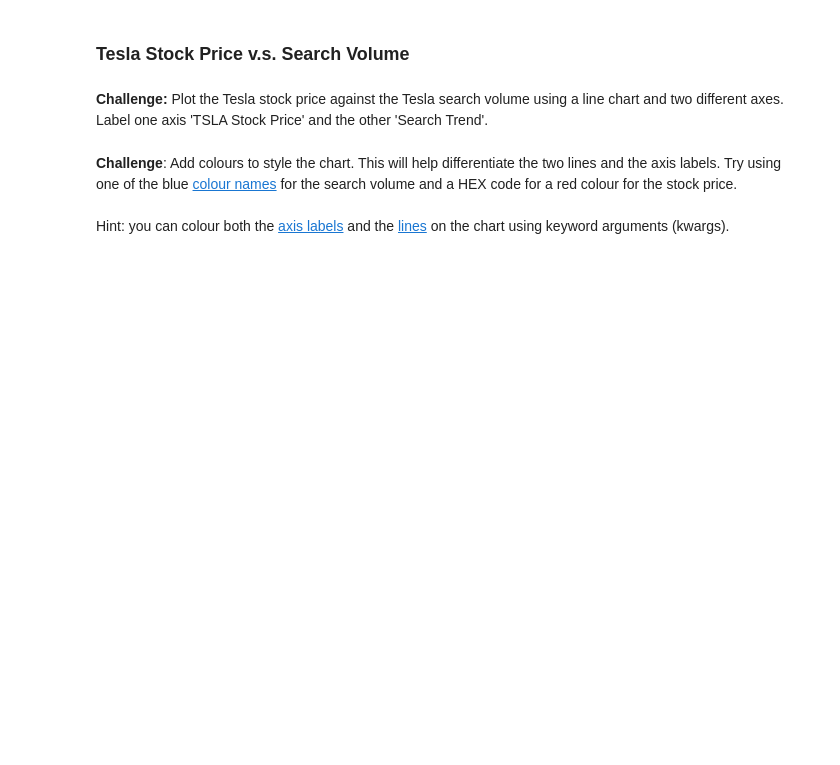
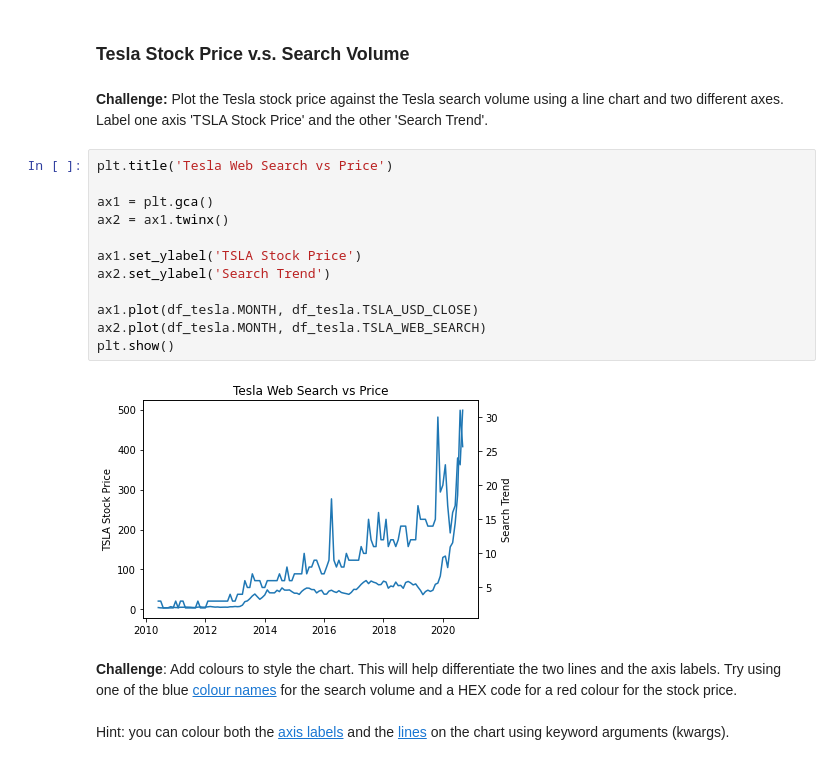
Before and after one commit to Steven-Klavins/Python-Bootcamp-2022-Data-Analysis, a Jupyter notebook: google-trends/google-trends.ipynb, the cells around one changed output. Drawn from its saved outputs; the diff is of its cells as text; blank space fills up the shorter version.

```diff
--- a/google-trends/google-trends.ipynb
+++ b/google-trends/google-trends.ipynb
@@ -251,6 +232,20 @@ plt.show()
 ### Tesla Stock Price v.s. Search Volume
 # %% [markdown]
 **Challenge:** Plot the Tesla stock price against the Tesla search volume using a line chart and two different axes. Label one axis 'TSLA Stock Price' and the other 'Search Trend'.
+# %%
+plt.title('Tesla Web Search vs Price')
+
+ax1 = plt.gca()
+ax2 = ax1.twinx()
+
+ax1.set_ylabel('TSLA Stock Price')
+ax2.set_ylabel('Search Trend')
+
+ax1.plot(df_tesla.MONTH, df_tesla.TSLA_USD_CLOSE)
+ax2.plot(df_tesla.MONTH, df_tesla.TSLA_WEB_SEARCH)
+plt.show()
+# %% [output]
+[figure, added]
 # %% [markdown]
 **Challenge**: Add colours to style the chart. This will help differentiate the two lines and the axis labels. Try using one of the blue [colour names](https://matplotlib.org/3.1.1/gallery/color/named_colors.html) for the search volume and a HEX code for a red colour for the stock price.
 <br>
```
Also changed, not shown: parts of 9 cells of this notebook.
